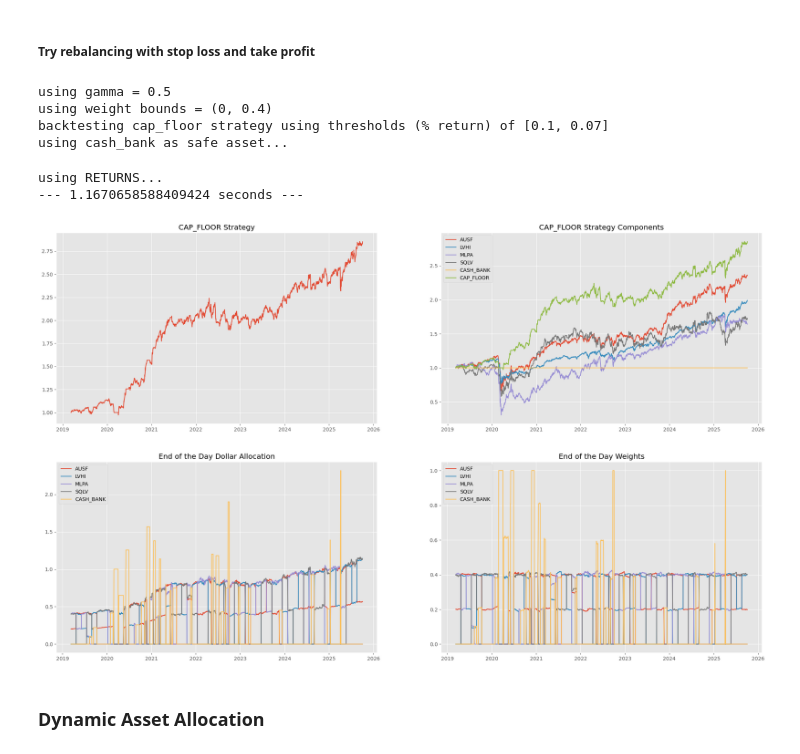
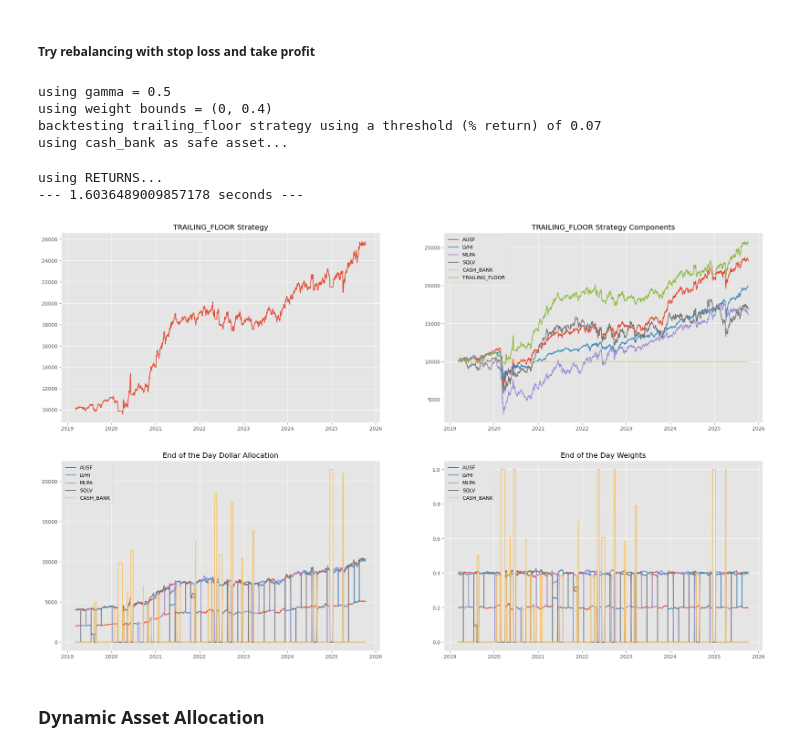
Before and after one commit to germanova/dynamic_asset_allocation_and_diversification, a Jupyter notebook: daa_diversification.ipynb, the cells around one changed output. Drawn from its saved outputs; the diff is of its cells as text; code cells hidden in the pictures.

```diff
--- a/daa_diversification.ipynb
+++ b/daa_diversification.ipynb
@@ -20,7 +20,7 @@ end = date.today()
 prices = data_yahoo(tickers,freq, start, end, ['Adj Close'], False)
 display(prices)
 prices = fix_na_data_yahoo(prices)
-prices = normalize_data(prices, False, 1, True, True)
+prices = normalize_data(prices, False, 10000, True, True)
 returns = prices.pct_change().dropna()
 # %% [output]
 [*********************100%***********************]  4 of 4 completed
@@ -45,17 +45,17 @@ using CLOSING PRICES...
 # %% [markdown]
 ##### Try rebalancing with stop loss and take profit
 # %%
-trigger_simulation = TriggerSimulation(returns, exit_type='cap_floor', rebal_type= 'markowitz', safe_asset='cash_bank',
-                                       threshold=[0.1,0.07], window=45, rebal = 30, gamma = 0.5, w_bounds = (0,0.4))
+trigger_simulation = TriggerSimulation(returns, exit_type='trailing_floor', rebal_type= 'markowitz', safe_asset='cash_bank',
+                                       threshold=0.07, window=45, rebal = 30, gamma = 0.5, w_bounds = (0,0.4), t_c = 0.00125, t_c_type='pct')
 backtest_results = trigger_simulation.trigger_simulation()
 # %% [output]
 using gamma = 0.5
 using weight bounds = (0, 0.4)
-backtesting cap_floor strategy using thresholds (% return) of [0.1, 0.07]
+backtesting trailing_floor strategy using a threshold (% return) of 0.07
 using cash_bank as safe asset...
 using RETURNS...
---- 1.1670658588409424 seconds ---
+--- 1.6036489009857178 seconds ---
-[figure, old version]
+[figure, new version]
 # %% [markdown]
 ### Dynamic Asset Allocation
 # %%
```
Also changed, not shown: parts of 3 cells of this notebook, 1 other file.
